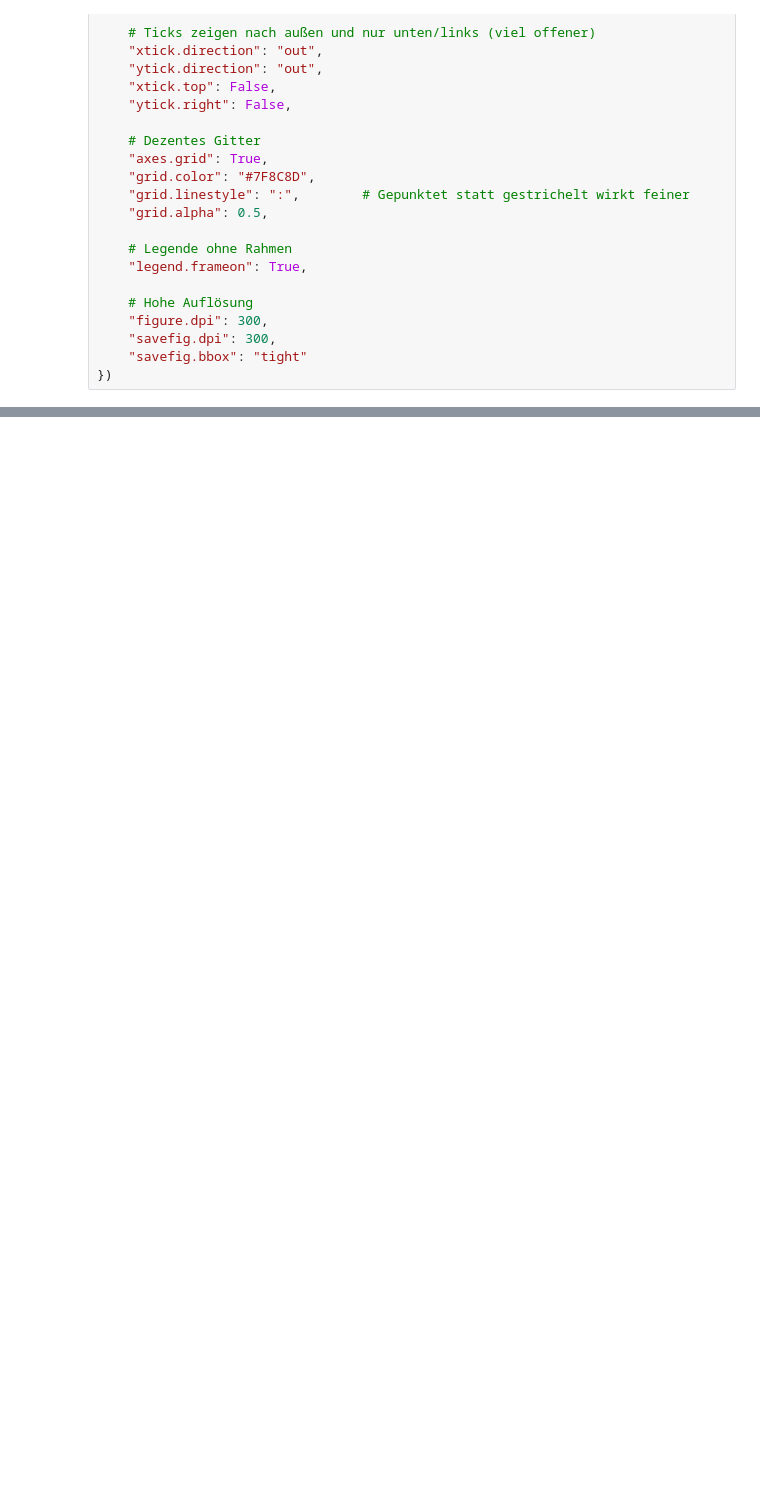
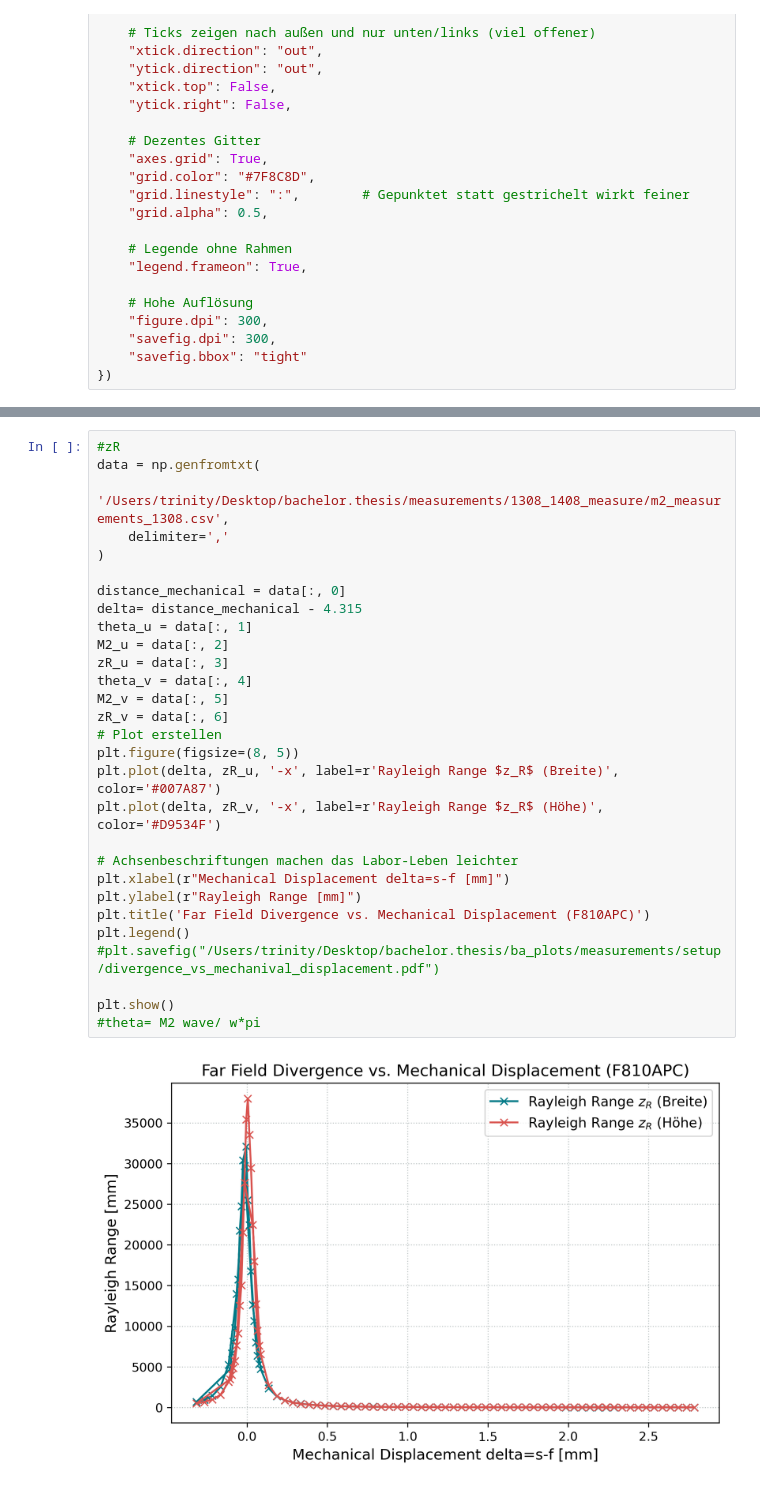
Before and after one commit to CodeTurtleT/lasercom-divergence-control, a Jupyter notebook: m2_1308.ipynb, the cells around one changed output, grey strips where cells are left out. Cells and saved outputs as stored; diff of their text form; blank space fills up the shorter version.

```diff
--- a/m2_1308.ipynb
+++ b/m2_1308.ipynb
@@ -99,0 +153,31 @@ plt.show()
+# %%
+#zR
+data = np.genfromtxt(
+    '/Users/trinity/Desktop/bachelor.thesis/measurements/1308_1408_measure/m2_measurements_1308.csv',
+    delimiter=','
+)
+
+distance_mechanical = data[:, 0]
+delta= distance_mechanical - 4.315
+theta_u = data[:, 1]
+M2_u = data[:, 2]
+zR_u = data[:, 3]
+theta_v = data[:, 4]
+M2_v = data[:, 5]
+zR_v = data[:, 6]
+# Plot erstellen
+plt.figure(figsize=(8, 5))
+plt.plot(delta, zR_u, '-x', label=r'Rayleigh Range $z_R$ (Breite)', color='#007A87')
+plt.plot(delta, zR_v, '-x', label=r'Rayleigh Range $z_R$ (Höhe)', color='#D9534F')
+
+# Achsenbeschriftungen machen das Labor-Leben leichter
+plt.xlabel(r"Mechanical Displacement delta=s-f [mm]")
+plt.ylabel(r"Rayleigh Range [mm]")
+plt.title('Far Field Divergence vs. Mechanical Displacement (F810APC)')
+plt.legend()
+#plt.savefig("/Users/trinity/Desktop/bachelor.thesis/ba_plots/measurements/setup/divergence_vs_mechanival_displacement.pdf")
+
+plt.show()
+#theta= M2 wave/ w*pi
+# %% [output]
+[figure, added]
```
Also changed, not shown: parts of 3 cells of this notebook, 1 other file.
